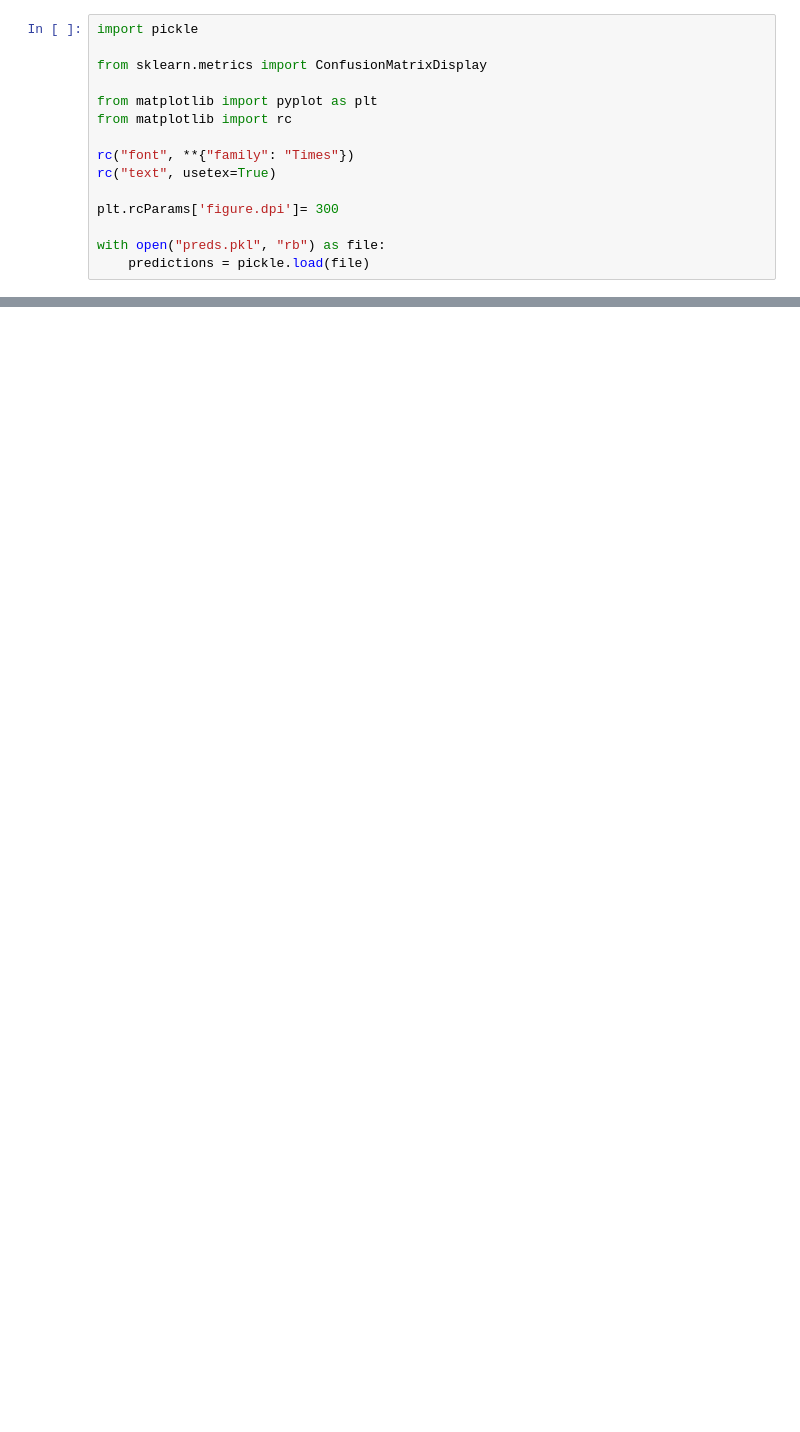
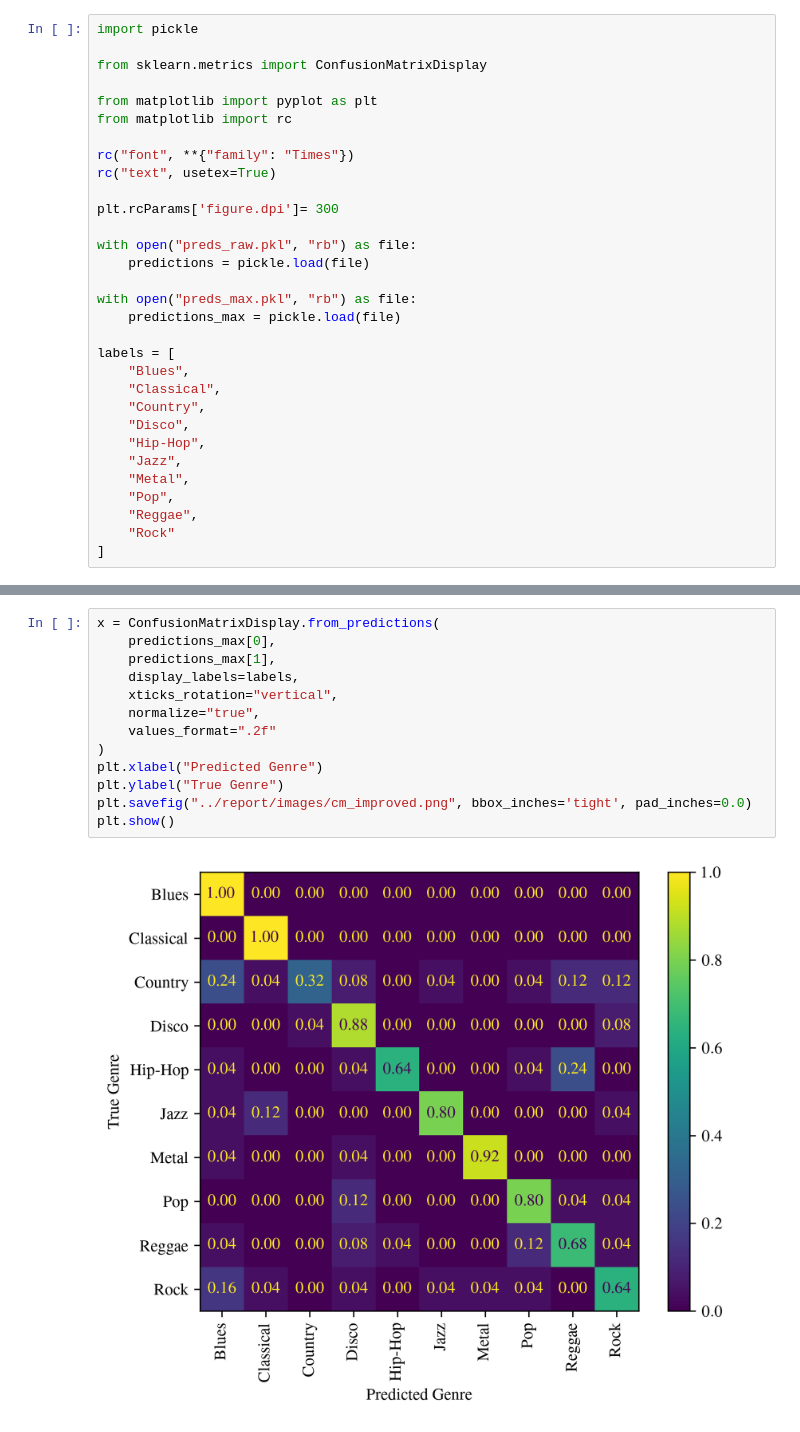
Before and after one commit to georgeherbert/music-genre-classification, a Jupyter notebook: notebooks/confusion_matrix.ipynb, the cells around one changed output, grey strips where cells are left out. Cells and saved outputs as stored; diff of their text form; blank space fills up the shorter version.

```diff
--- a/notebooks/confusion_matrix.ipynb
+++ b/notebooks/confusion_matrix.ipynb
@@ -11,6 +11,22 @@ rc("text", usetex=True)
 
 plt.rcParams['figure.dpi']= 300
 
-with open("preds.pkl", "rb") as file:
+with open("preds_raw.pkl", "rb") as file:
     predictions = pickle.load(file)
+
+with open("preds_max.pkl", "rb") as file:
+    predictions_max = pickle.load(file)
+
+labels = [
+    "Blues",
+    "Classical",
+    "Country",
+    "Disco",
+    "Hip-Hop",
+    "Jazz",
+    "Metal",
+    "Pop",
+    "Reggae",
+    "Rock"
+]
 # %%
@@ -40,3 +44,18 @@ plt.savefig("../report/images/cm.png", bbox_inches='tight', pad_inches=0.0)
 plt.show()
 # %% [output]
 [figure]
+# %%
+x = ConfusionMatrixDisplay.from_predictions(
+    predictions_max[0],
+    predictions_max[1],
+    display_labels=labels,
+    xticks_rotation="vertical",
+    normalize="true",
+    values_format=".2f"
+)
+plt.xlabel("Predicted Genre")
+plt.ylabel("True Genre")
+plt.savefig("../report/images/cm_improved.png", bbox_inches='tight', pad_inches=0.0)
+plt.show()
+# %% [output]
+[figure, added]
```
Also changed, not shown: parts of 1 cell of this notebook, 8 other files.
